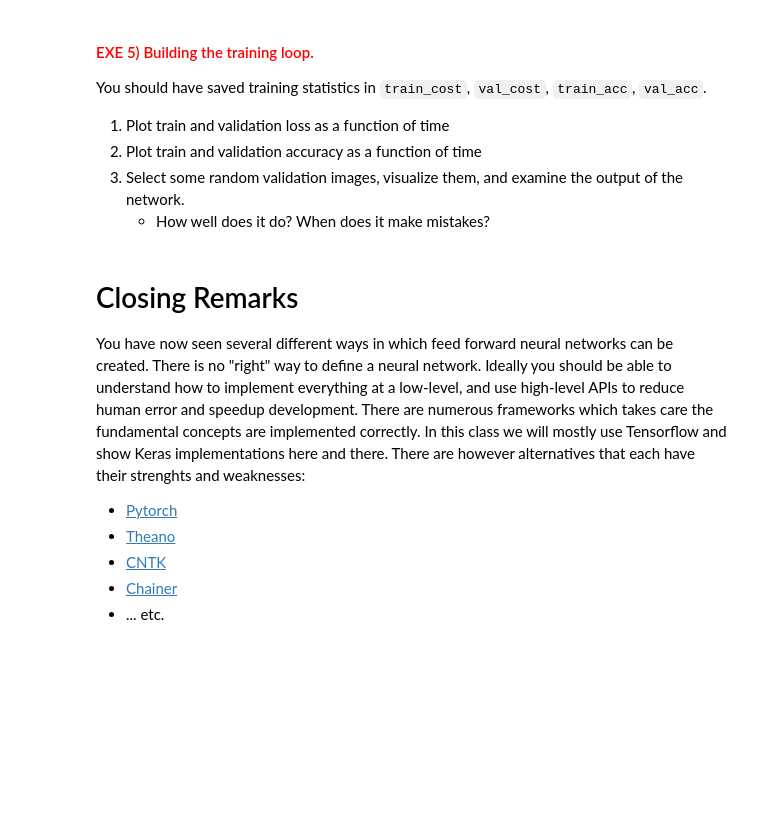
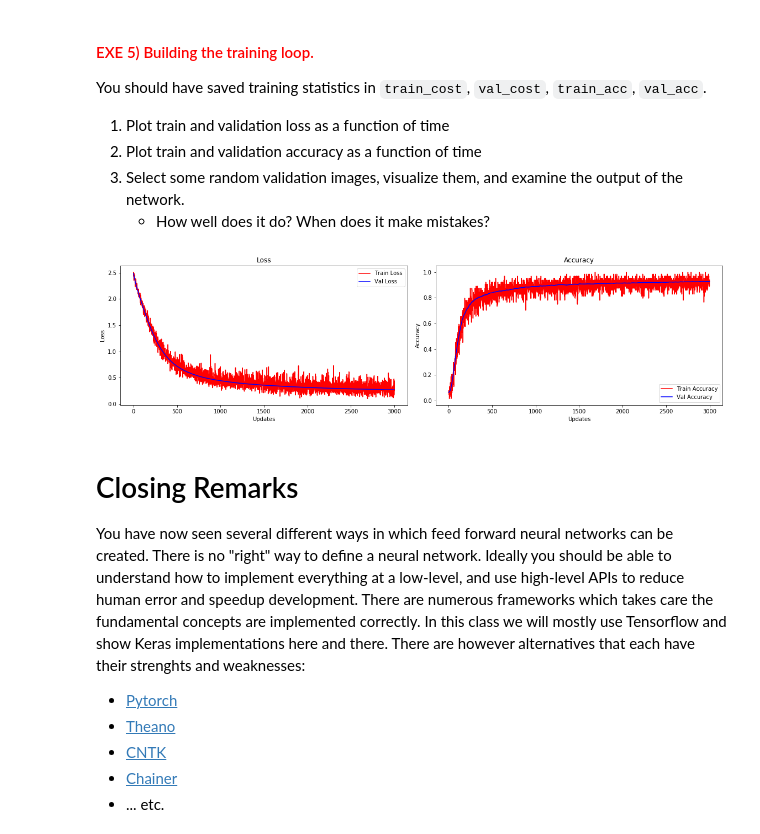
Before and after one commit to A-T-Kristensen/02456-deep-learning, a Jupyter notebook: notebooks/lab1_Introduction/7.EXE_MNIST.ipynb, the cells around one changed output. Cells and saved outputs as stored; diff of their text form; code cells hidden in the pictures; blank space fills up the shorter version.

```diff
--- a/notebooks/lab1_Introduction/7.EXE_MNIST.ipynb
+++ b/notebooks/lab1_Introduction/7.EXE_MNIST.ipynb
@@ -159,0 +219,5 @@ In the cell below, at the place that says `### YOUR CODE HERE ###` implement the
+# %%
+with tf.Session() as sess:
+    sess.run(tf.global_variables_initializer())
+    tmp_def = utils.rename_nodes(sess.graph_def, lambda s:"/".join(s.split('_',1)))
+    utils.show_graph(tmp_def)
@@ -182,20 +248,24 @@ In the cell below, at the place that says `### YOUR CODE HERE ###` implement the
 batch_size = 32
 
 # Get a mini-batch
-x, y = mnist_data.train.next_batch(batch_size)
+x_tr, y_tr = mnist_data.train.next_batch(batch_size)
 
 # Restricting memory usage, TensorFlow is greedy and will use all memory otherwise
-gpu_opts = tf.GPUOptions(per_process_gpu_memory_fraction=0.2)
-with tf.Session(config=tf.ConfigProto(gpu_options=gpu_opts)) as sess:
-    sess.run(tf.global_variables_initializer())
+#gpu_opts = tf.GPUOptions(per_process_gpu_memory_fraction=0.2)
+with tf.Session() as sess:
+    init = tf.global_variables_initializer()
+    sess.run(init)
 
     ### YOUR CODE HERE ###
-    feed_dict =
-    y_pred = sess.run( #... )
+    feed_dict = {x_pl: x_tr}
+    fetches = y
+    y_pred = sess.run(fetches, feed_dict)
 
+    #feed_dict_train = {x_pl: x_tr, y_pl: y_tr}
+    #fetches_train = [train_op, cross_entropy, accuracy]
+    #y_pred = sess.run(fetches=fetches_train, feed_dict=feed_dict_train)
 
-assert y_pred.shape == y.shape, "ERROR the output shape is not as expected!" \
-        + " Output shape should be " + str(y.shape) + ' but was ' + str(y_pred.shape)
+assert y_pred.shape == y_tr.shape, "ERROR the output shape is not as expected! Output shape should be " + str(y_tr.shape) + "but was" + str(y_pred.shape)
 # %% [markdown]
 # Build the training loop.
 We train the network by calculating the gradient w.r.t the cost function and update the parameters in direction of the negative gradient.
@@ -252,8 +374,30 @@ You should have saved training statistics in `train_cost`, `val_cost`, `train_ac
 # %%
 ### YOUR CODE HERE ###
 # 1) Plot train and validation loss as a function of time
 # 2) Plot train and validation accuracy as a function of time
 # 3) Select some random validation images, visualize them, and examine the output of the network.
+
+## Plotting
+fig = plt.figure(figsize=(16,12))
+epoch = np.arange(len(train_cost))
+fig.add_subplot(325)
+plt.title('Loss')
+plt.plot(epoch, train_cost,'r', label='Train Loss')
+plt.plot(epoch, val_cost,'b', label='Val Loss')
+plt.legend()
+plt.xlabel('Updates'), plt.ylabel('Loss')
+
+fig.add_subplot(326)
+plt.title('Accuracy')
+plt.plot(epoch, train_acc,'r', label='Train Accuracy')
+plt.plot(epoch, val_acc,'b', label='Val Accuracy')
+plt.legend(loc=4)
+plt.xlabel('Updates'), plt.ylabel('Accuracy')
+
+plt.tight_layout()
+plt.show()
+# %% [output]
+[figure, added]
 # %% [markdown]
 # Closing Remarks
 
```
Also changed, not shown: parts of 5 cells of this notebook, 1 other file.
